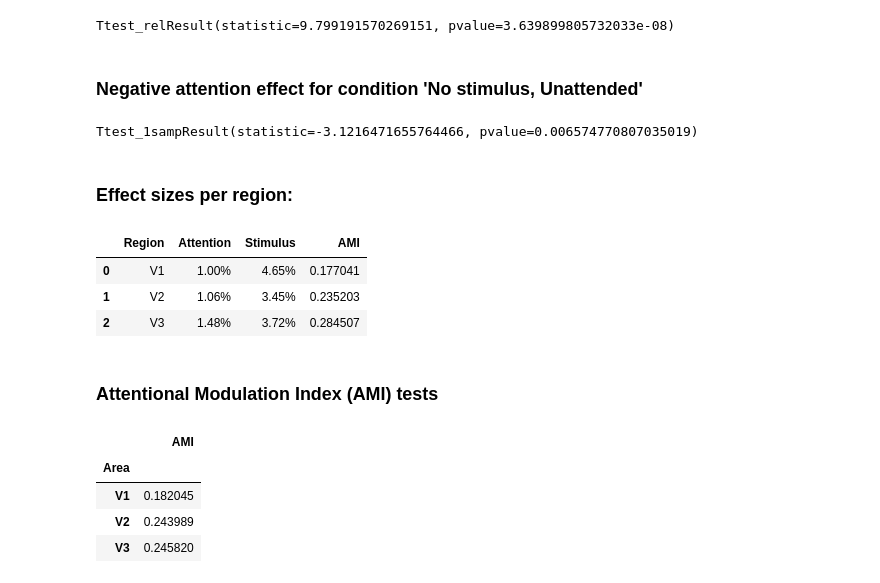
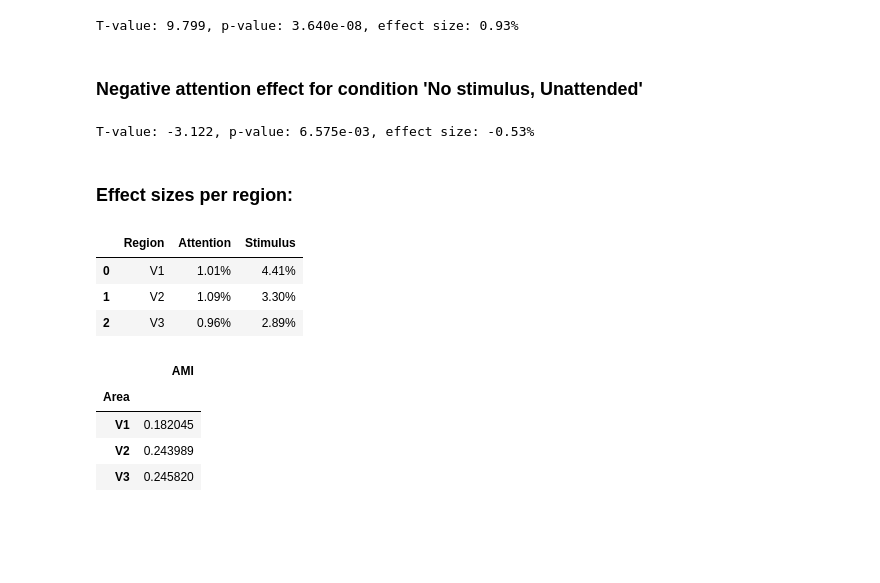
Before and after one commit to TimVanMourik/LayerAttention, a Jupyter notebook: Notebooks/RegionAnalysis.ipynb, the cells around one changed output. Drawn from its saved outputs; the diff is of its cells as text; code cells hidden in the pictures; blank space fills up the shorter version.

```diff
--- a/Notebooks/RegionAnalysis.ipynb
+++ b/Notebooks/RegionAnalysis.ipynb
@@ -161,40 +179,42 @@ ax = pt.RainCloud(
 # %%
 task_effects = betas.groupby(['Task', 'Subject']).mean()
-stats.ttest_rel(task_effects.query("Task == 'OffOn'")['Activation'],
+ttest_result = stats.ttest_rel(task_effects.query("Task == 'OffOn'")['Activation'],
                        task_effects.query("Task == 'OffOff'")['Activation'])
+effect_size = task_effects.query("Task == 'OffOn'")['Activation'].mean()- task_effects.query("Task == 'OffOff'")['Activation'].mean()
+
+print("T-value: {:.3f}, p-value: {:.3e}, effect size: {:.2f}%".format(ttest_result[0],ttest_result[1] , effect_size * 100))
 # %% [output]
-Ttest_relResult(statistic=9.799191570269151, pvalue=3.639899805732033e-08)
+T-value: 9.799, p-value: 3.640e-08, effect size: 0.93%
 # %% [markdown]
 ### Negative attention effect for condition 'No stimulus, Unattended'
 # %%
 nostim_noatt_effect = betas.query(f"Task == 'OffOff'").groupby(['Subject']).mean()
-stats.ttest_1samp(nostim_noatt_effect['Activation'], 0)
+ttest_result = stats.ttest_1samp(nostim_noatt_effect['Activation'], 0)
+effect_size = task_effects.query("Task == 'OffOff'")['Activation'].mean()
+
+print("T-value: {:.3f}, p-value: {:.3e}, effect size: {:.2f}%".format(ttest_result[0],ttest_result[1] , effect_size * 100))
 # %% [output]
-Ttest_1sampResult(statistic=-3.1216471655764466, pvalue=0.006574770807035019)
+T-value: -3.122, p-value: 6.575e-03, effect size: -0.53%
 # %% [markdown]
 ### Effect sizes per region:
 # %%
-def as_percent(value):
-    return f"{value}test"
+effects = pd.DataFrame(columns=['Region', 'Attention', 'Stimulus'])
+for region in regions:
 
-effects = pd.DataFrame(columns=['Region', 'Attention', 'Stimulus', 'AMI'])
-for region in regions:
     att = betas.query(f"Area == '{region}'").groupby(['Subject', 'Attention']).mean().reset_index()
-    att_effect = att.query(f"Attention == 'On'")["Activation"][1] - att.query(f"Attention == 'Off'")["Activation"][0]
-
+    att_effect = att.query(f"Attention == 'On'")["Activation"].reset_index() - att.query(f"Attention == 'Off'")["Activation"].reset_index()
+    att_effect = att_effect.mean()[1]
     stim = betas.query(f"Area == '{region}'").groupby(['Subject','Stimulus']).mean().reset_index()
-    stim_effect = stim.query(f"Stimulus == 'On'")["Activation"][1] - stim.query(f"Stimulus == 'Off'")["Activation"][0]
-
-    effects.loc[len(effects)] = [region, att_effect, stim_effect, att_effect / (att_effect + stim_effect)]
+    stim_effect = stim.query(f"Stimulus == 'On'")["Activation"].reset_index()- stim.query(f"Stimulus == 'Off'")["Activation"].reset_index()
+    stim_effect = stim_effect.mean()[1]
+    effects.loc[len(effects)] = [region, att_effect, stim_effect]
 
 effects.style.format('{:.2%}', subset=["Attention", "Stimulus"])
 # %% [output]
-|  | Region | Attention | Stimulus | AMI |
-| 0 | V1 | 1.00% | 4.65% | 0.177041 |
-| 1 | V2 | 1.06% | 3.45% | 0.235203 |
-| 2 | V3 | 1.48% | 3.72% | 0.284507 |
+|  | Region | Attention | Stimulus |
+| 0 | V1 | 1.01% | 4.41% |
+| 1 | V2 | 1.09% | 3.30% |
+| 2 | V3 | 0.96% | 2.89% |
-# %% [markdown]
-### Attentional Modulation Index (AMI) tests
 # %%
 ami = pd.DataFrame(columns=['Area', 'AMI', 'Subject'])
 for region in regions:
```
Also changed, not shown: parts of 6 cells of this notebook, 1 other file.
